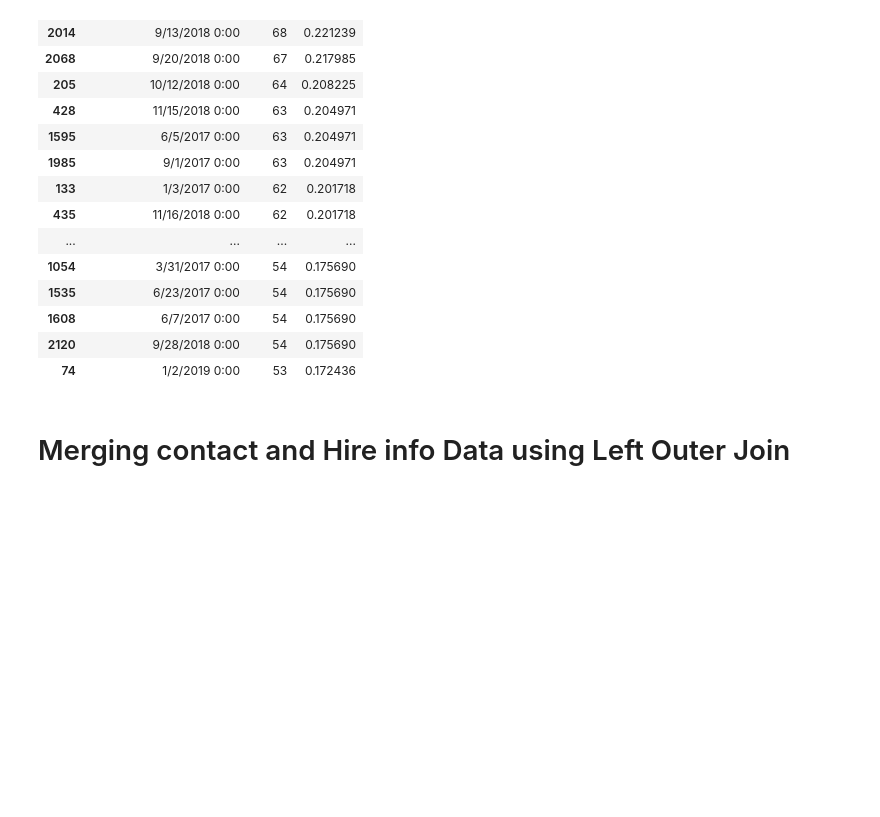
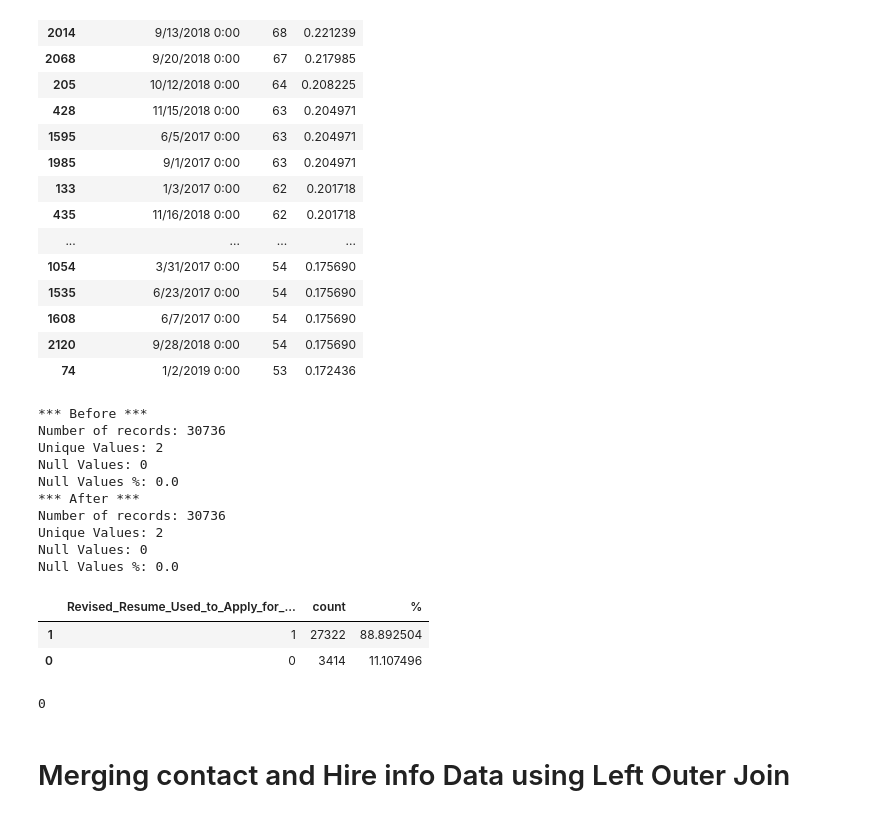
Before and after one commit to iAlhasan/DSP-Project, a Jupyter notebook: 02-DSP-Data Preparation.ipynb, the cells around one changed output. Cells and saved outputs as stored; diff of their text form; code cells hidden in the pictures; blank space fills up the shorter version.

```diff
--- a/02-DSP-Data Preparation.ipynb
+++ b/02-DSP-Data Preparation.ipynb
@@ -762,6 +762,27 @@ Null Values %: 0.0
 | 1608 | 6/7/2017 0:00 | 54 | 0.175690 |
 | 2120 | 9/28/2018 0:00 | 54 | 0.175690 |
 | 74 | 1/2/2019 0:00 | 53 | 0.172436 |
+# %%
+clean_Hireinfo_dataset = drop_null('Revised_Resume_Used_to_Apply_for_Job__c', clean_Hireinfo_dataset)
+summary('Revised_Resume_Used_to_Apply_for_Job__c', clean_Hireinfo_dataset)
+# %% [output]
+*** Before ***
+Number of records: 30736
+Unique Values: 2
+Null Values: 0
+Null Values %: 0.0
+*** After ***
+Number of records: 30736
+Unique Values: 2
+Null Values: 0
+Null Values %: 0.0
+|  | Revised_Resume_Used_to_Apply_for_... | count | % |
+| 1 | 1 | 27322 | 88.892504 |
+| 0 | 0 | 3414 | 11.107496 |
+# %%
+clean_Hireinfo_dataset["Revised_Resume_Used_to_Apply_for_Job__c"].isna().sum()
+# %% [output]
+0
 # %% [markdown]
 # Merging contact and Hire info Data using Left Outer Join
 # %%
```
Also changed, not shown: parts of 10 cells of this notebook, 1 other file.
